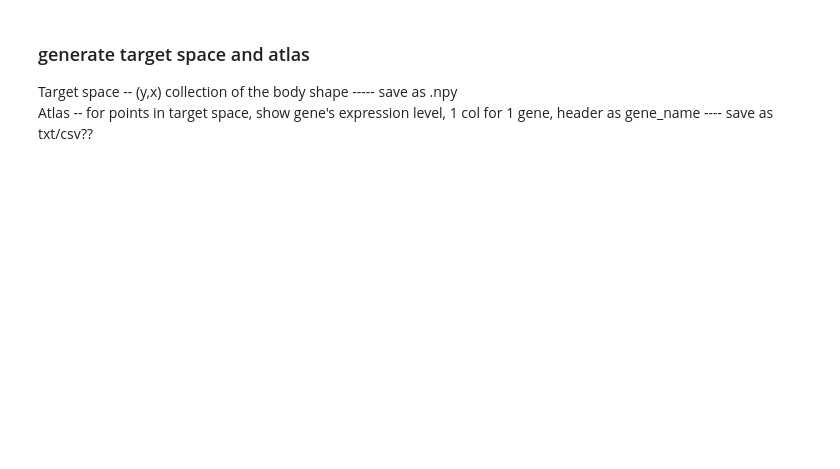
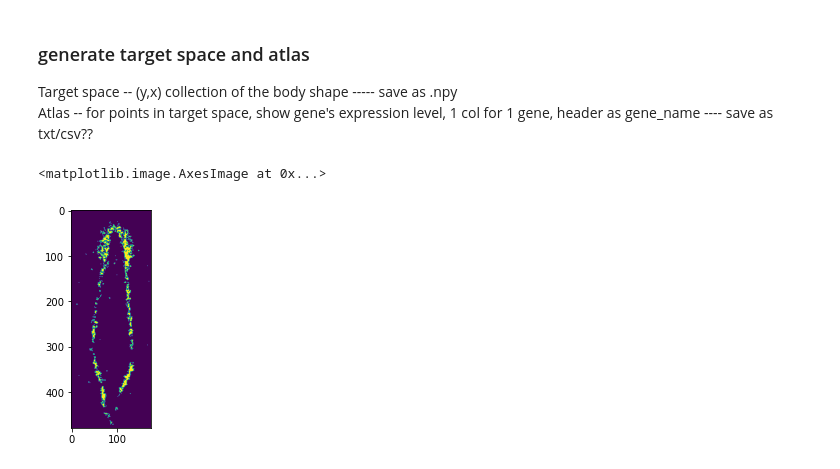
Before and after one commit to Jiarong-L/spacial_map, a Jupyter notebook: pre-precessing.ipynb, the cells around one changed output. Saved outputs shown, nothing was run; the diff lists cells and outputs as text; code cells hidden in the pictures; blank space fills up the shorter version.

```diff
--- a/pre-precessing.ipynb
+++ b/pre-precessing.ipynb
@@ -61,9 +67,13 @@ def transformation(fish_img,body_img,tar_img):
     new_fish_img = np.ndarray(tar_img.shape)
 
     for i in range(len(tar_img)):
-        morph,submorph = morph_line(body_img[i],fish_img[i],tar_img[i])
-        new_body_img[i,:]=morph
-        new_fish_img[i,:]=submorph
+        ####### notsure if it can work:????????????????????????????
+        try:
+            morph,submorph = morph_line(body_img[i],fish_img[i],tar_img[i])
+            new_body_img[i,:]=morph
+            new_fish_img[i,:]=submorph
+        except:
+            print('empty row:{}'.format(i))
 
     return new_body_img,new_fish_img
 # %% [markdown]
@@ -76,6 +86,7 @@ atlas_dict = {}
 
 # load target space
 locations = np.load('raw/myshape.npy')
+
 
 # Image processing & atlas generation
 for filename in filelist:
@@ -84,7 +95,8 @@ for filename in filelist:
     tar_img_path = 'raw/myshape.jpg'  #SMED30017714
 
     tar_img = load_target_shape(tar_img_path)
-    fish_img,body_img = load_img(img_path,tar_img.shape,treashhold = 0.5)
+    fish_img,body_img = load_img(img_path,tar_img.shape,treashhold = 0.4)
+
     new_body_img,new_fish_img = transformation(fish_img,body_img,tar_img)
     chk = new_body_img+new_fish_img
     imageio.imsave('chk/{}.jpg'.format(filename),chk,format='jpg')
@@ -124,3 +136,8 @@ Atlas -- for points in target space, show gene's expression level, 1 col for 1 g
 
 # If pos in Target space shows expression (1), label as 1
 # atlas = [int(new_fish_img[loc[1]][loc[0]]) for loc in locations]
+# %%
+plt.imshow(new_fish_img)
+# %% [output]
+<matplotlib.image.AxesImage at 0x...>
+[figure, added]
```
Also changed, not shown: parts of 2 cells of this notebook, 3 other files.
